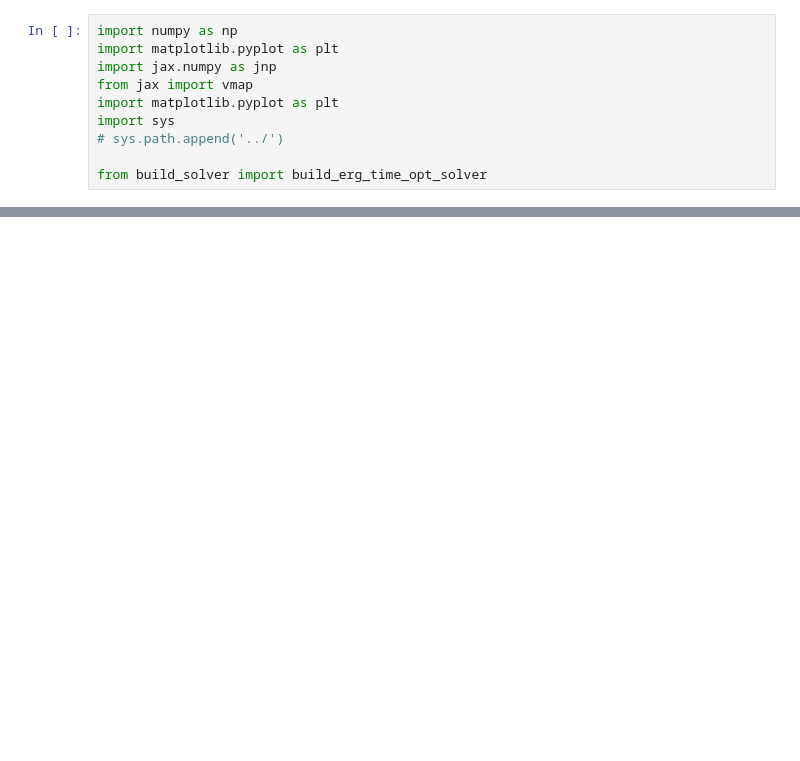
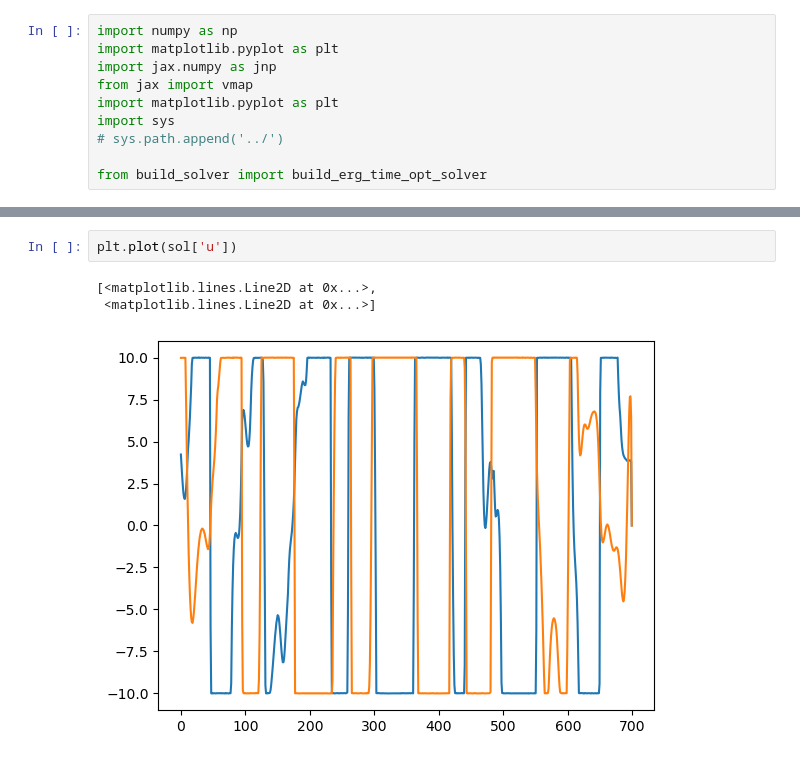
Before and after one commit to ialab-yale/time_optimal_ergodic_search, a Jupyter notebook: experiments/multiscale_coverage/test_plot.ipynb, the cells around one changed output, grey strips where cells are left out. Saved outputs shown, nothing was run; the diff lists cells and outputs as text; blank space fills up the shorter version.

```diff
--- a/experiments/multiscale_coverage/test_plot.ipynb
+++ b/experiments/multiscale_coverage/test_plot.ipynb
@@ -31,0 +30,6 @@ Array(37.133465, dtype=float32, weak_type=True)
+# %%
+plt.plot(sol['u'])
+# %% [output]
+[<matplotlib.lines.Line2D at 0x...>,
+ <matplotlib.lines.Line2D at 0x...>]
+[figure, added]
```
Also changed, not shown: parts of 4 cells of this notebook, 1 other file.
